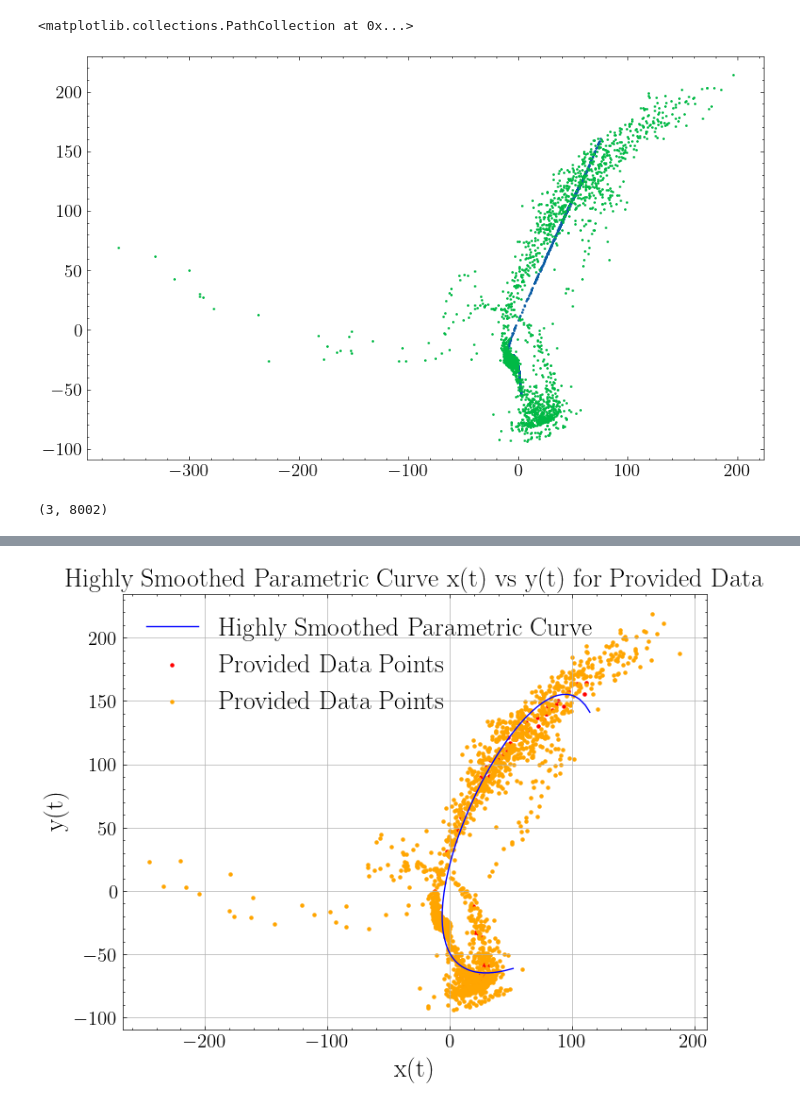
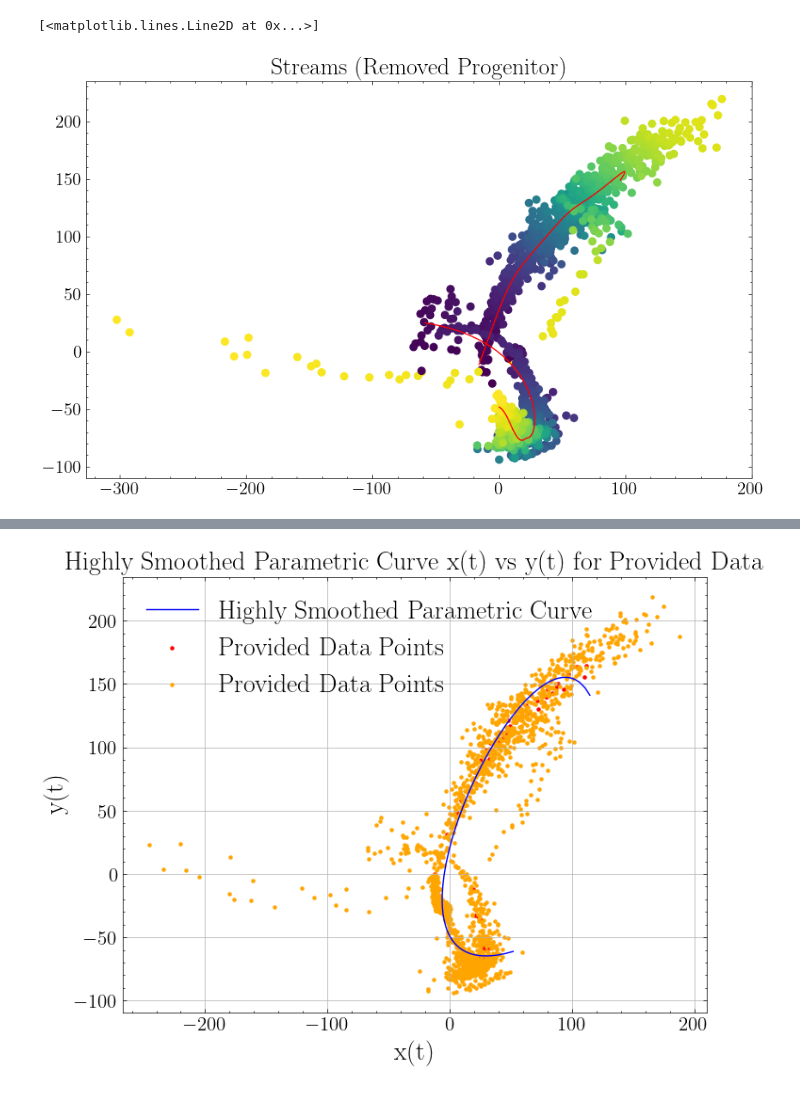
Before and after one commit to David-Chemaly/Nibaueur2023, a Jupyter notebook: stream_simulation.ipynb, the cells around one changed output, grey strips where cells are left out. Cells and saved outputs as stored; diff of their text form; code cells hidden in the pictures.

```diff
--- a/stream_simulation.ipynb
+++ b/stream_simulation.ipynb
@@ -110,19 +113,22 @@ plt.hist2d(x_ordered_leading,y_ordered_leading,bins=100,cmap='viridis',norm='log
 # %%
 ### Bin the amount of stars ###
 
-def bin_pos(x,y,n_bins):
+def bin_pos(x,y,z,n_bins):
     x_ave = []
     y_ave = []
+    z_ave = []
     for i in range(n_bins):
         amount = len(x) // n_bins
         if i == n_bins-1:
             x_ave.append(np.mean(x[i*amount:]))
             y_ave.append(np.mean(y[i*amount:]))
+            z_ave.append(np.mean(z[i*amount:]))
         else:
             x_ave.append(np.mean(x[i*amount:(i+1)*amount]))
             y_ave.append(np.mean(y[i*amount:(i+1)*amount]))
+            z_ave.append(np.mean(z[i*amount:(i+1)*amount]))
 
-    return np.array(x_ave), np.array(y_ave)
+    return np.array(x_ave), np.array(y_ave), np.array(z_ave)
 
-x_ave_tailing, y_ave_tailing = bin_pos(x_ordered_tailing,y_ordered_tailing,100)
-x_ave_leading, y_ave_leading = bin_pos(x_ordered_leading,y_ordered_leading,100)
+x_ave_tailing, y_ave_tailing, z_ave_tailing = bin_pos(x_ordered_tailing,y_ordered_tailing,z_ordered_tailing,100)
+x_ave_leading, y_ave_leading, z_ave_leading = bin_pos(x_ordered_leading,y_ordered_leading,z_ordered_leading,100)
@@ -359,11 +134,0 @@ Epoch: 99, Loss: 356.4895
-# %%
-pred = model.forward((train_data))
-plt.scatter(pred[:,0].detach().numpy(),pred[:,1].detach().numpy(),s=1)
-plt.scatter(all_pos_N[0,:],all_pos_N[1,:],s=1)
-# %% [output]
-<matplotlib.collections.PathCollection at 0x...>
-[figure, removed]
-# %%
-all_pos_N.shape
-# %% [output]
-(3, 8002)
@@ -398,0 +135,26 @@ for i in range(n_bins):
+# %%
+### Try fit with Polynomial ###
+
+from scipy.optimize import curve_fit
+
+# Defining the cubic polynomial function
+def poly3(t, a, b, c, d, e, f, g):
+    return a  + b * t + c * t**2 + d * t**3 + e * t**4 + f * t**5 + g * t**6
+
+
+plt.title('Streams (Removed Progenitor)')
+plt.scatter(x_ordered_tailing, y_ordered_tailing, c=np.arange(0,len(x_ordered_tailing),1))
+theo_tailing = np.linspace(0,1,len(x_ave_tailing)) #np.arange(0,len(x_ave_tailing),1)
+params_x_tailing, _ = curve_fit(poly3, theo_tailing, x_ave_tailing)
+params_y_tailing, _ = curve_fit(poly3, theo_tailing, y_ave_tailing)
+params_z_tailing, _ = curve_fit(poly3, theo_tailing, z_ave_tailing)
+plt.plot(poly3(theo_tailing, *params_x_tailing), poly3(theo_tailing, *params_y_tailing), color='r')
+plt.scatter(x_ordered_leading, y_ordered_leading, c=np.arange(0,len(x_ordered_leading),1))
+theo_leading = np.linspace(0,1,len(x_ave_tailing)) #np.arange(0,len(x_ave_leading),1)
+params_x_leading, _ = curve_fit(poly3, theo_leading, x_ave_leading)
+params_y_leading, _ = curve_fit(poly3, theo_leading, y_ave_leading)
+params_z_leading, _ = curve_fit(poly3, theo_leading, z_ave_leading)
+plt.plot(poly3(theo_leading, *params_x_leading), poly3(theo_leading, *params_y_leading), color='r')
+# %% [output]
+[<matplotlib.lines.Line2D at 0x...>]
+[figure, added]
```
Also changed, not shown: parts of 18 cells of this notebook.
